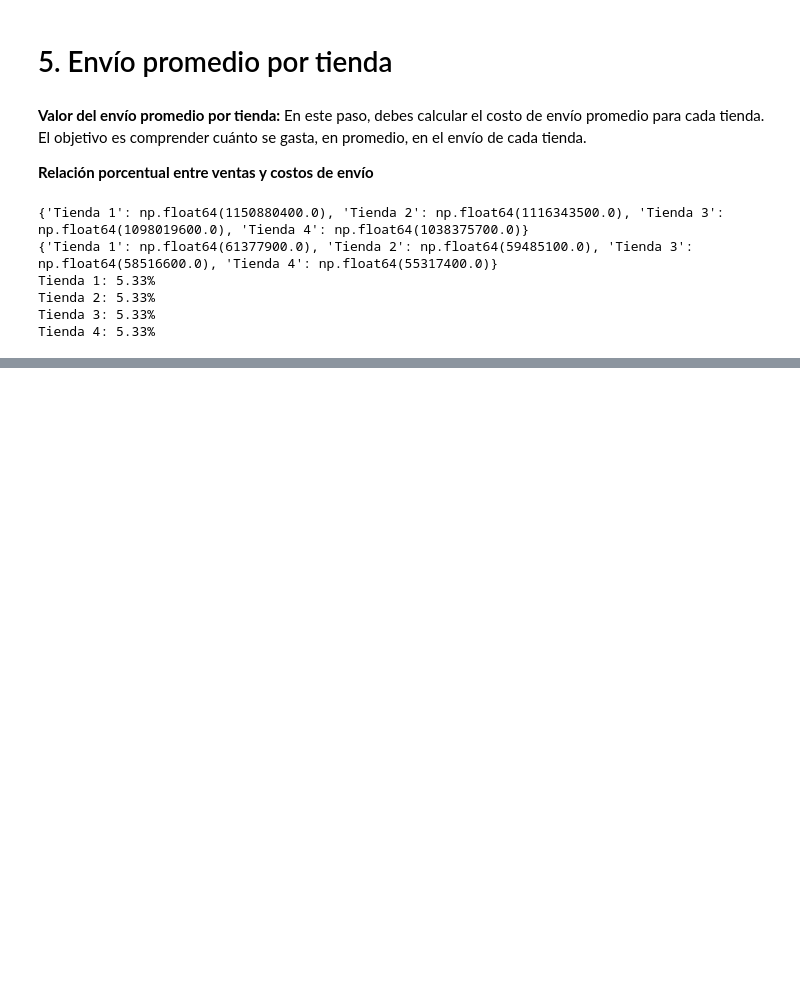
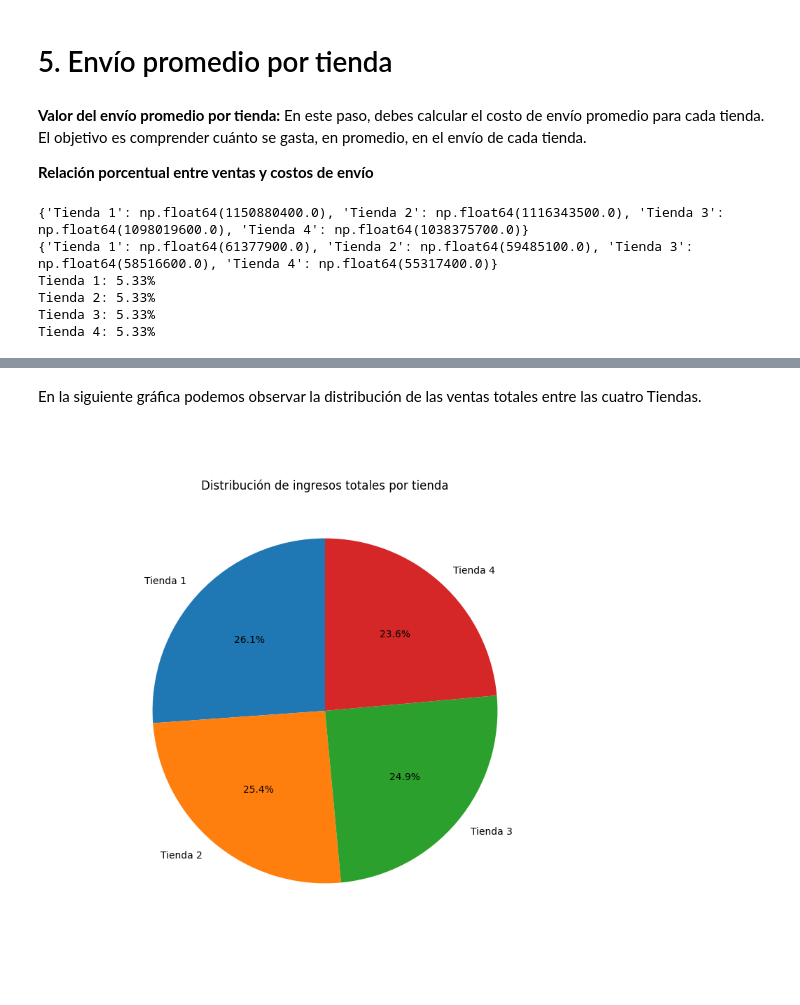
Before and after one commit to mauloredo/challenge-alura-store-mlp, a Jupyter notebook: AluraStoreLatam.ipynb, the cells around one changed output, grey strips where cells are left out. Drawn from its saved outputs; the diff is of its cells as text; code cells hidden in the pictures; blank space fills up the shorter version.

```diff
--- a/AluraStoreLatam.ipynb
+++ b/AluraStoreLatam.ipynb
@@ -452,0 +481,7 @@ Tienda 4: 5.33%
+# %% [markdown]
+En la siguiente gráfica podemos observar la distribución de las ventas totales entre las cuatro Tiendas.
+# %%
+from IPython.display import Image
+Image(filename='distribucion_venta_total.png')
+# %% [output]
+[figure, added]
```
Also changed, not shown: parts of 14 cells of this notebook.
